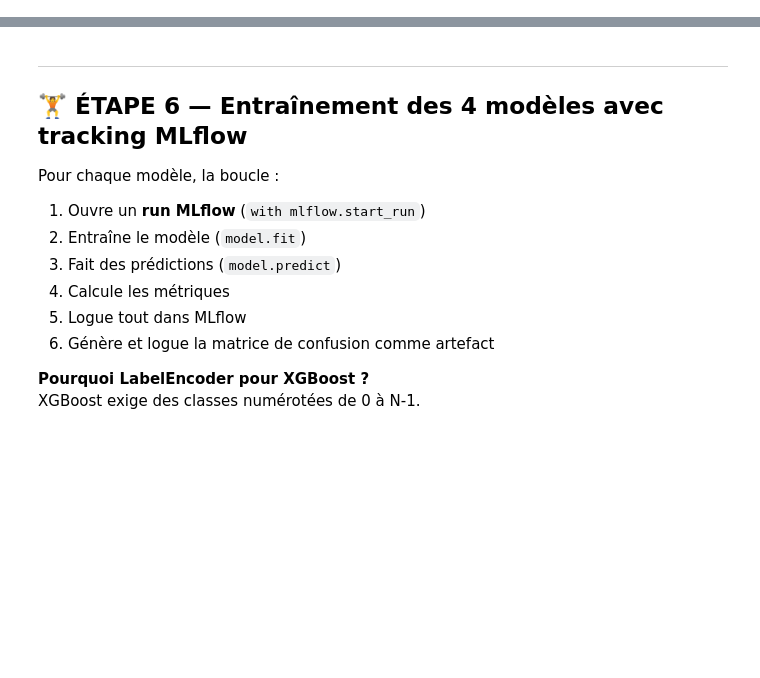
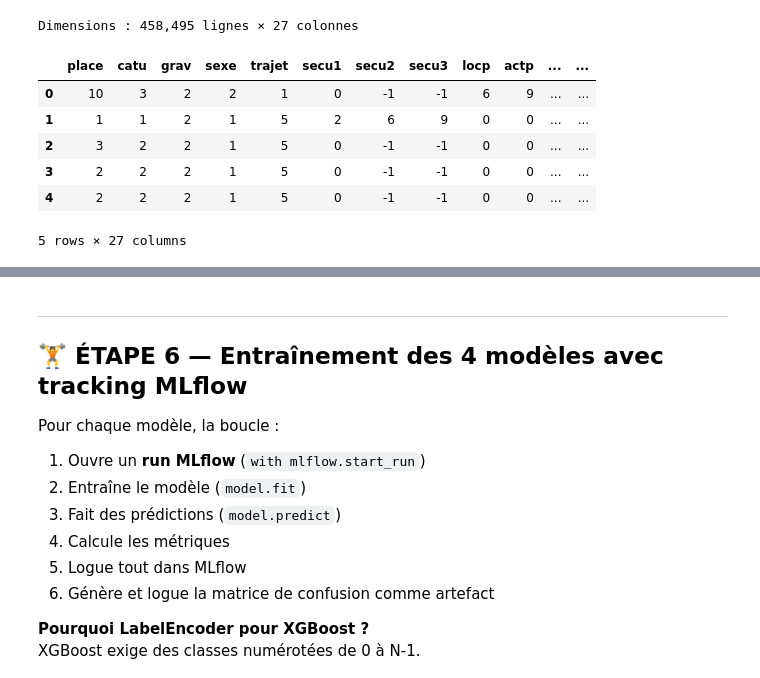
Before and after one commit to Meriem69/crasheveritymodel, a Jupyter notebook: modeling_mlflow_final.ipynb, the cells around one changed output, grey strips where cells are left out. Cells and saved outputs as stored; diff of their text form; code cells hidden in the pictures; blank space fills up the shorter version.

```diff
--- a/modeling_mlflow_final.ipynb
+++ b/modeling_mlflow_final.ipynb
@@ -92,5 +100,14 @@ Chaque ligne = une personne impliquée dans un accident.
 # %%
-df_accidents = pd.read_csv('data/df_accidents_clean.csv')
+df_accidents = pd.read_csv('/content/crasheveritymodel/data/df_accidents_clean.csv')
 
 print(f"Dimensions : {df_accidents.shape[0]:,} lignes × {df_accidents.shape[1]} colonnes")
 df_accidents.head()
+# %% [output]
+Dimensions : 458,495 lignes × 27 colonnes
+|  | place | catu | grav | sexe | trajet | secu1 | secu2 | secu3 | locp | actp | ... | ... |
+| 0 | 10 | 3 | 2 | 2 | 1 | 0 | -1 | -1 | 6 | 9 | ... | ... |
+| 1 | 1 | 1 | 2 | 1 | 5 | 2 | 6 | 9 | 0 | 0 | ... | ... |
+| 2 | 3 | 2 | 2 | 1 | 5 | 0 | -1 | -1 | 0 | 0 | ... | ... |
+| 3 | 2 | 2 | 2 | 1 | 5 | 0 | -1 | -1 | 0 | 0 | ... | ... |
+| 4 | 2 | 2 | 2 | 1 | 5 | 0 | -1 | -1 | 0 | 0 | ... | ... |
+5 rows × 27 columns
```
Also changed, not shown: parts of 28 cells of this notebook.
